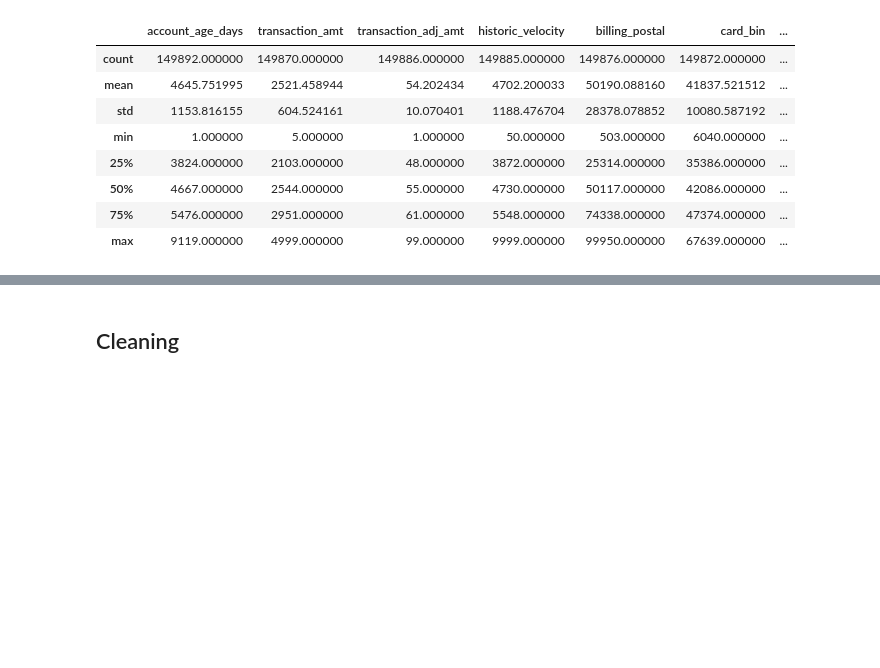
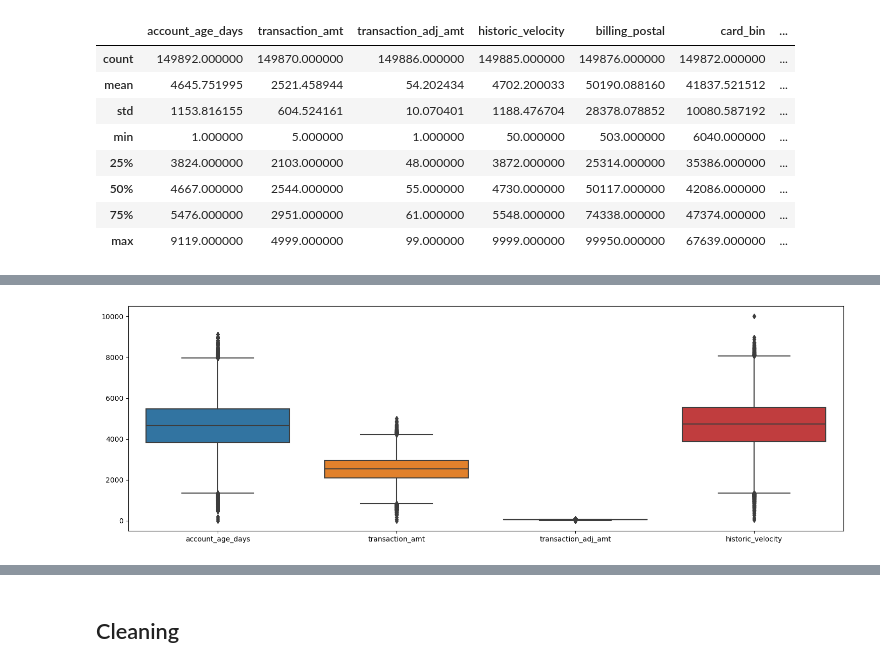
Before and after one commit to JakubKozlowski1/data_mining, a Jupyter notebook: eda.ipynb, the cells around one changed output, grey strips where cells are left out. Cells and saved outputs as stored; diff of their text form; code cells hidden in the pictures; blank space fills up the shorter version.

```diff
--- a/eda.ipynb
+++ b/eda.ipynb
@@ -133,0 +153,8 @@ plt.show()
+# %%
+df_pom = df[['account_age_days', 'transaction_amt', 'transaction_adj_amt', 'historic_velocity']]
+plt.figure().set_size_inches(15,5)
+sns.boxplot(data = df_pom)
+plt.tight_layout()
+plt.show()
+# %% [output]
+[figure, added]
```
Also changed, not shown: parts of 13 cells of this notebook.
